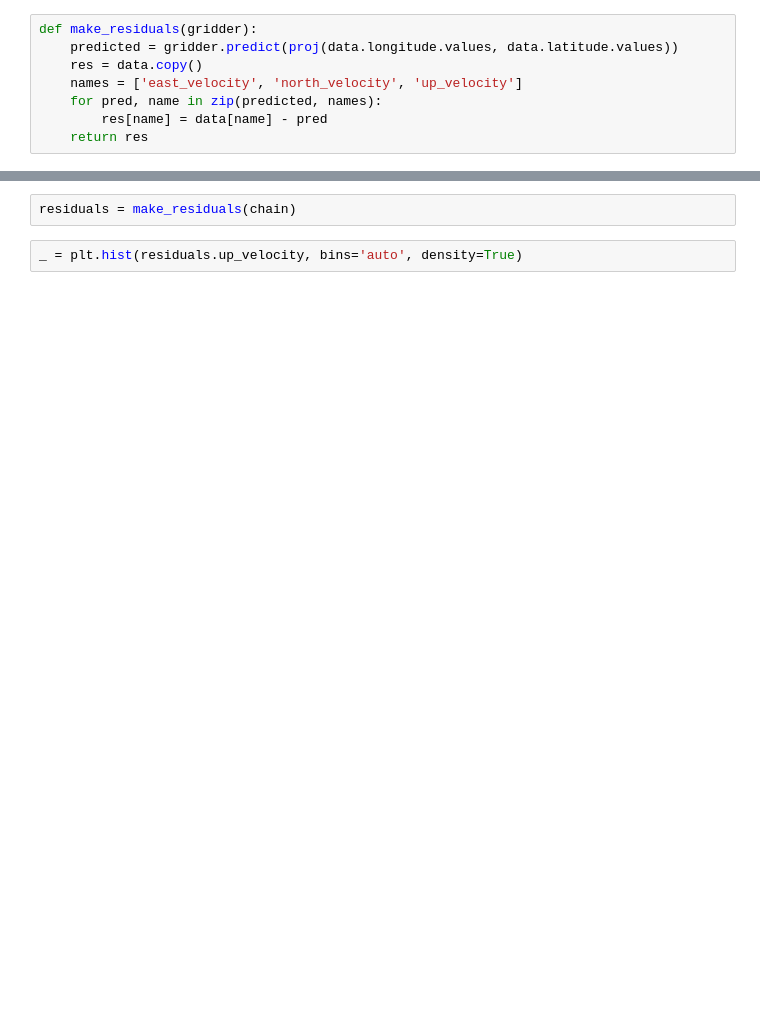
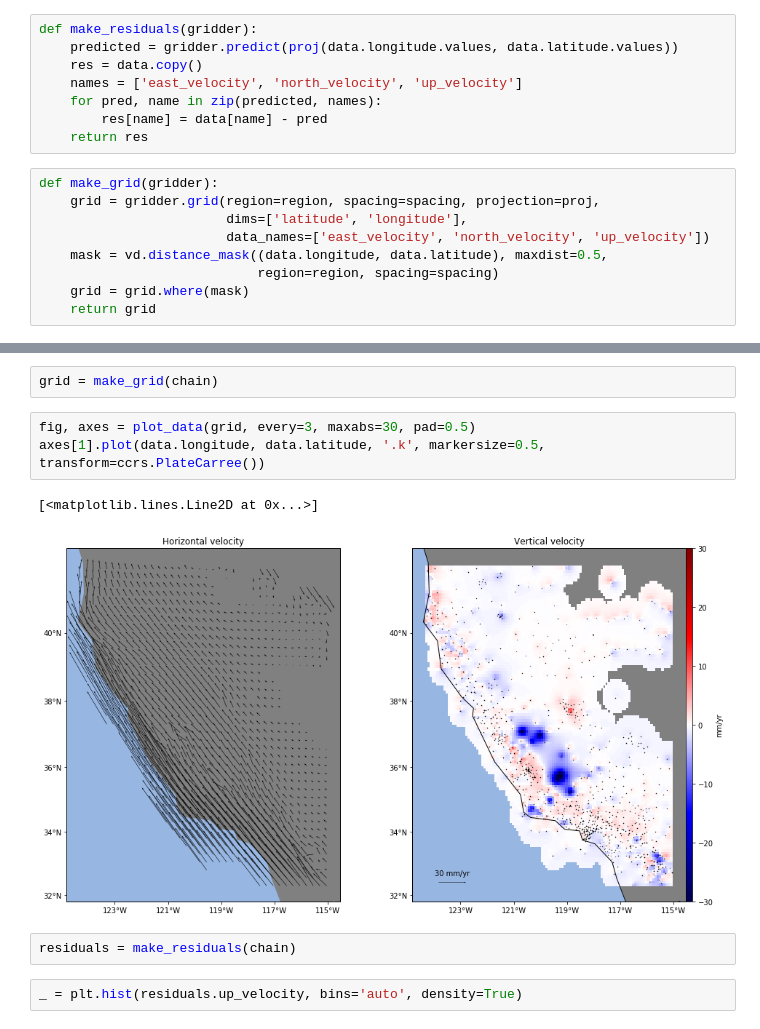
Before and after one commit to leouieda/aogs2018-gps, a Jupyter notebook: code/notebooks/california-data.ipynb, the cells around one changed output, grey strips where cells are left out. Cells and saved outputs as stored; diff of their text form; blank space fills up the shorter version.

```diff
--- a/code/notebooks/california-data.ipynb
+++ b/code/notebooks/california-data.ipynb
@@ -70,3 +49,12 @@ def make_residuals(gridder):
     for pred, name in zip(predicted, names):
         res[name] = data[name] - pred
     return res
+# %%
+def make_grid(gridder):
+    grid = gridder.grid(region=region, spacing=spacing, projection=proj,
+                        dims=['latitude', 'longitude'],
+                        data_names=['east_velocity', 'north_velocity', 'up_velocity'])
+    mask = vd.distance_mask((data.longitude, data.latitude), maxdist=0.5,
+                            region=region, spacing=spacing)
+    grid = grid.where(mask)
+    return grid
@@ -73,3 +81,11 @@ def make_residuals(gridder):
+# %%
+grid = make_grid(chain)
+# %%
+fig, axes = plot_data(grid, every=3, maxabs=30, pad=0.5)
+axes[1].plot(data.longitude, data.latitude, '.k', markersize=0.5, transform=ccrs.PlateCarree())
+# %% [output]
+[<matplotlib.lines.Line2D at 0x...>]
+[figure, added]
 # %%
 residuals = make_residuals(chain)
 # %%
```
Also changed, not shown: parts of 25 cells of this notebook.
